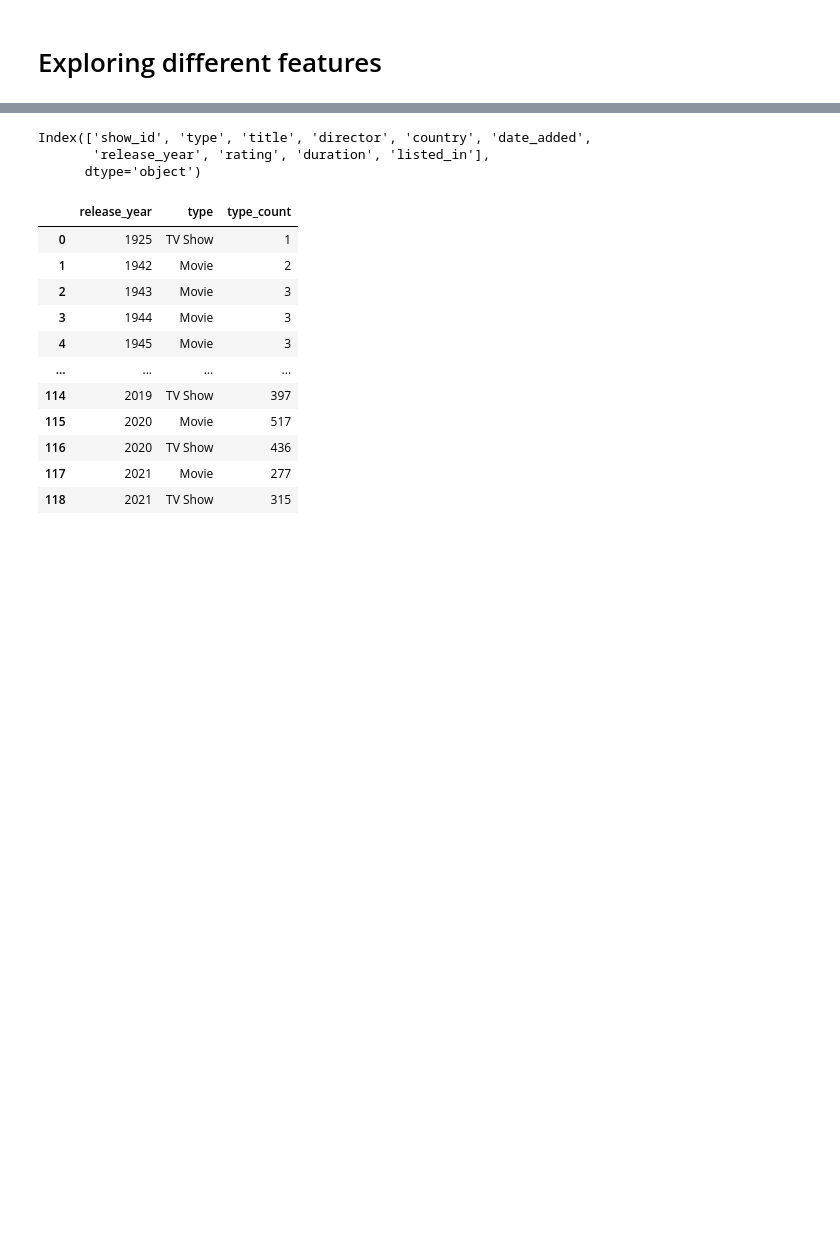
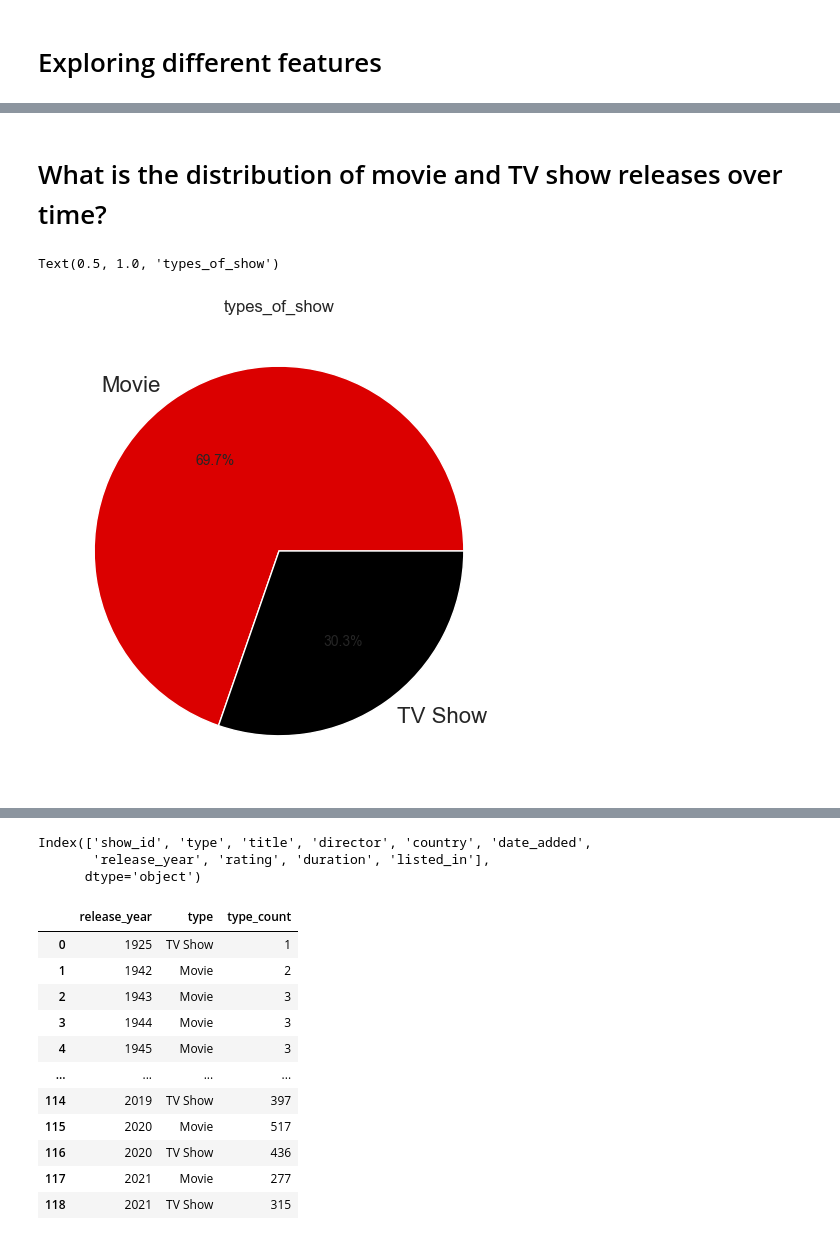
Before and after one commit to Anas20001/Netflix-Movies-Series-EDA, a Jupyter notebook: Notebooks/netflix-eda.ipynb, the cells around one changed output, grey strips where cells are left out. Cells and saved outputs as stored; diff of their text form; code cells hidden in the pictures; blank space fills up the shorter version.

```diff
--- a/Notebooks/netflix-eda.ipynb
+++ b/Notebooks/netflix-eda.ipynb
@@ -236,0 +235,11 @@ fig.show()
+# %% [markdown]
+# What is the distribution of movie and TV show releases over time?
+# %%
+type_mov = df['type'].value_counts()
+plt.figure(figsize = (10, 6))
+plt.pie(type_mov, autopct='%1.1f%%',labels=type_mov.keys(),  colors=my_colors)
+plt.title('types_of_show')
+#plt.show()
+# %% [output]
+Text(0.5, 1.0, 'types_of_show')
+[figure, added]
```
Also changed, not shown: parts of 7 cells of this notebook, 1 other file.
